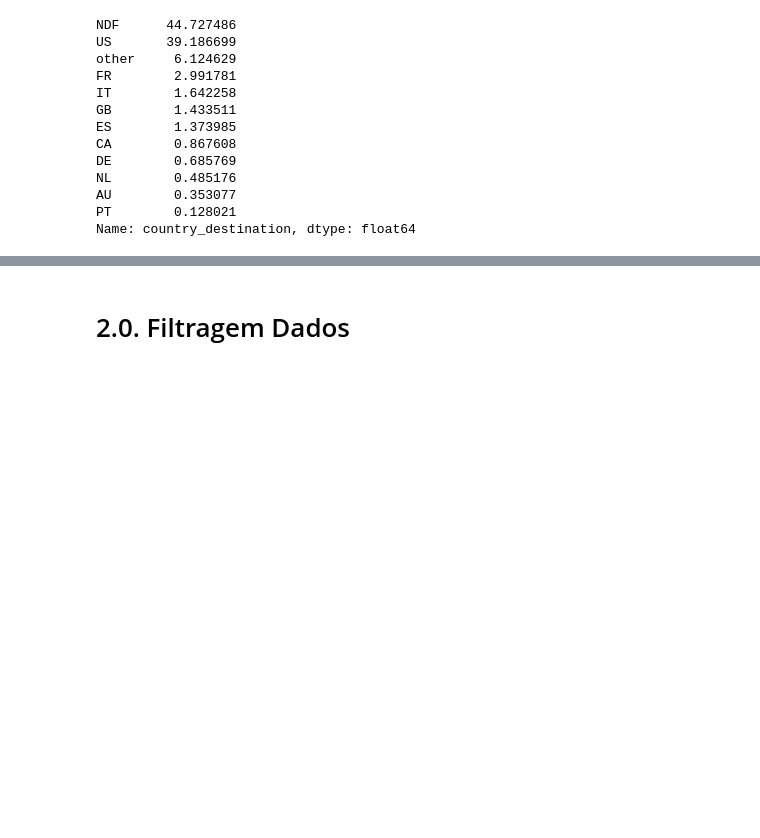
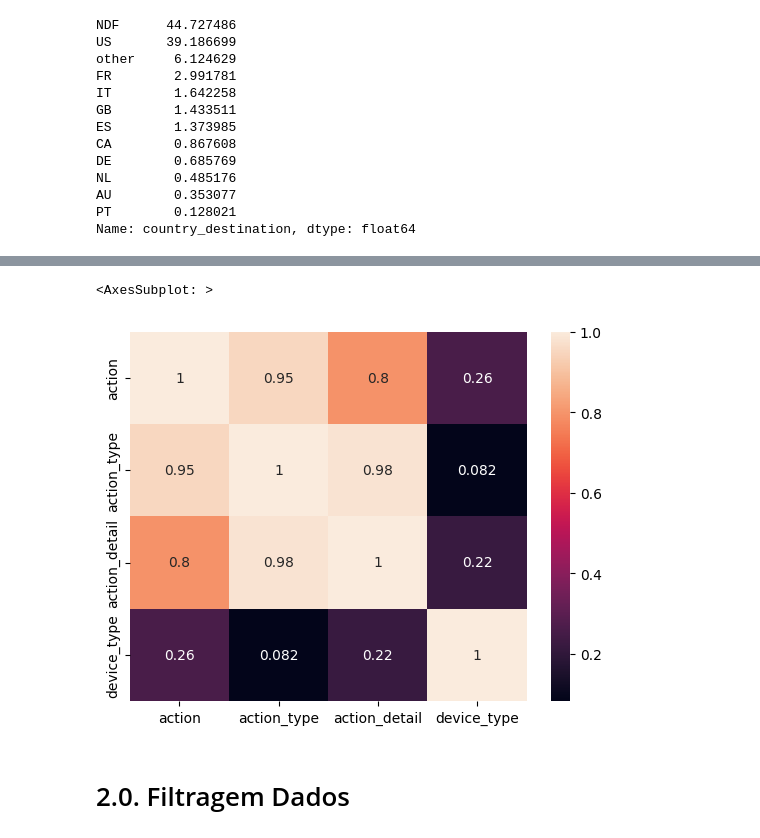
Before and after one commit to laurivansareta/previsao_agendamento_acomodacao, a Jupyter notebook: notebooks/c3.agendamento_acomodacao_tratando_na.ipynb, the cells around one changed output, grey strips where cells are left out. Drawn from its saved outputs; the diff is of its cells as text; code cells hidden in the pictures; blank space fills up the shorter version.

```diff
--- a/notebooks/c3.agendamento_acomodacao_tratando_na.ipynb
+++ b/notebooks/c3.agendamento_acomodacao_tratando_na.ipynb
@@ -40,6 +42,19 @@ from keras import models as ml
 from keras import layers as l
 # %% [markdown]
 ##  0.1. Helper Functions
+# %%
+def cramer_v(x, y):
+    cm = pd.crosstab(x, y).values
+    n = cm.sum()
+    r, k = cm.shape
+
+    chi2 = ss.chi2_contingency(cm)[0]
+    chi2corr = max(0, chi2 - (k-1)*(r-1)/(n-1))
+
+    kcorr = k - (k-1)**2/(n-1)
+    rcorr = r - (r-1)**2/(n-1)
+
+    return np.sqrt((chi2corr/n) / (min(kcorr-1, rcorr-1)))
 # %% [markdown]
 ##  0.2. Carregando dados
 # %%
@@ -246,0 +266,10 @@ Name: country_destination, dtype: float64
+# %%
+# Users
+num_attributes = df1.select_dtypes(include=['int64', 'float64', 'int32'])
+cat_attributes = df1.select_dtypes(exclude=['int64', 'float64', 'datetime64[ns]', 'int32'])
+time_attributes = df1.select_dtypes(include=['datetime64[ns]'])
+
+# Sessions
+num_attributes_sessions = df_sessions.select_dtypes(include=['int64', 'float64', 'int32'])
+cat_attributes_sessions = df_sessions.select_dtypes(exclude=['int64', 'float64', 'datetime64[ns]', 'int32'])
+time_attributes_sessions = df_sessions.select_dtypes(include=['datetime64[ns]'])
@@ -247,3 +320,28 @@ Name: country_destination, dtype: float64
+# %%
+cat_attributes_list = cat_attributes_sessions.drop('user_id', axis=1).columns.tolist()
+
+corr_dict = {}
+for i in range(len (cat_attributes_list)):
+    corr_list = []
+    for j in range(len(cat_attributes_list)):
+        ref = cat_attributes_list[i]
+        feat = cat_attributes_list[j]
+
+        # correlation
+        corr = cramer_v(cat_attributes_sessions[ ref ], cat_attributes_sessions[ feat ])
+
+        # append a list
+        corr_list.append(corr)
+
+    # appende a correlation list for each ref attributs
+    corr_dict[ ref ] = corr_list
+# %%
+tmp = pd.DataFrame(corr_dict)
+tmp = tmp.set_index(tmp.columns)
+sns.heatmap(tmp, annot=True)
+# %% [output]
+<AxesSubplot: >
+[figure, added]
 # %% [markdown]
 # 2.0. Filtragem Dados
 # %%
```
Also changed, not shown: parts of 18 cells of this notebook, 1 other file.
